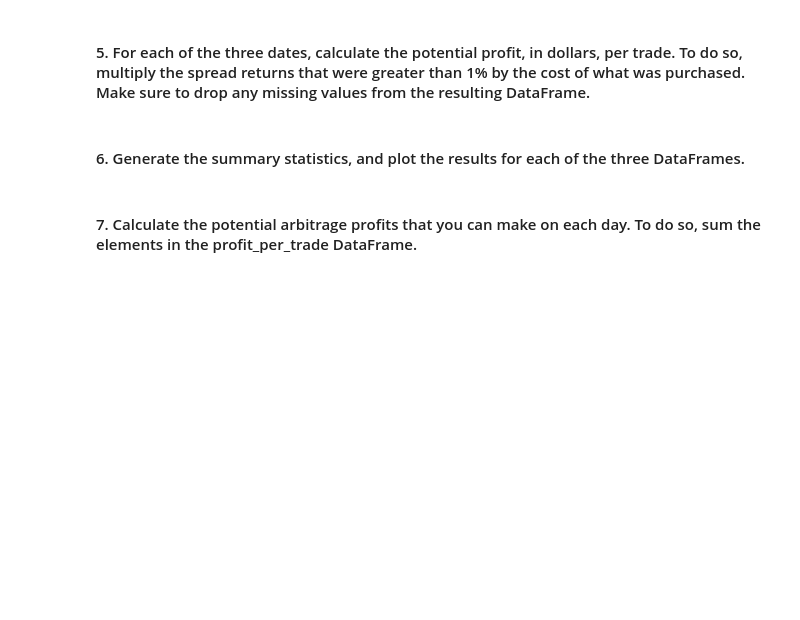
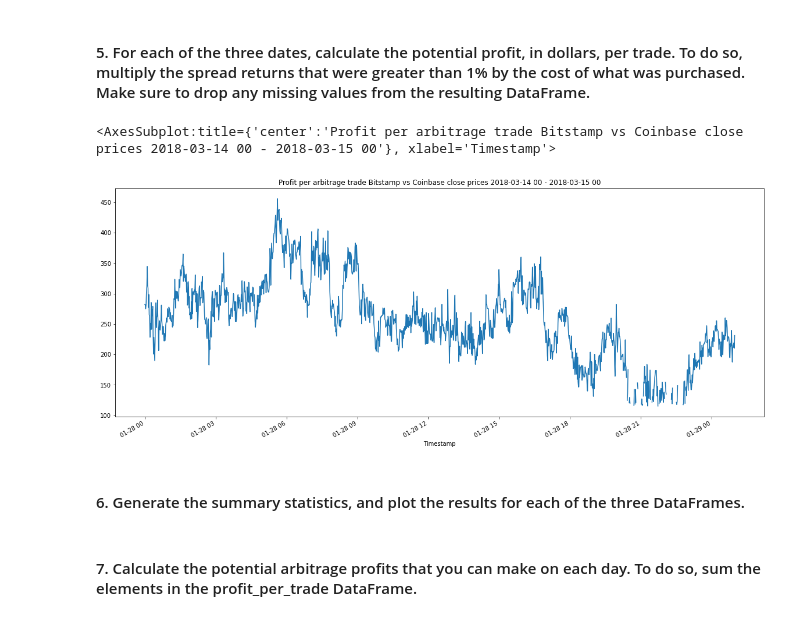
Before and after one commit to phodsman/Cryptocurrency-Arbitrage-Opportunity-Analyzer, a Jupyter notebook: crypto_arbitrage.ipynb, the cells around one changed output. Cells and saved outputs as stored; diff of their text form; code cells hidden in the pictures; blank space fills up the shorter version.

```diff
--- a/crypto_arbitrage.ipynb
+++ b/crypto_arbitrage.ipynb
@@ -381,15 +461,15 @@ Name: Close, dtype: float64
 # %% [markdown]
 #### 5. For each of the three dates, calculate the potential profit, in dollars, per trade. To do so, multiply the spread returns that were greater than 1% by the cost of what was purchased. Make sure to drop any missing values from the resulting DataFrame.
 # %%
-# For the date early in the dataset, calculate the potential profit per trade in dollars
-# Multiply the profitable trades by the cost of the Bitcoin that was purchased
-profit_early = # YOUR CODE HERE
-
-# Drop any missing values from the profit DataFrame
-profit_per_trade_early = # YOUR CODE HERE
+# For the date early in the dataset, calculates the potential profit per trade in dollars
+# Multiplies the profitable trades by the cost of the Bitcoin that was purchased
+profit_early = profitable_trades_early * bitstamp_sliced.loc[early_date_start : early_date_end]
 
 # View the early profit DataFrame
-# YOUR CODE HERE
+profit_early.plot(figsize=(20,8), title=f"Profit per arbitrage trade Bitstamp vs Coinbase close prices {late_date_start} - {late_date_end}")
+# %% [output]
+<AxesSubplot:title={'center':'Profit per arbitrage trade Bitstamp vs Coinbase close prices 2018-03-14 00 - 2018-03-15 00'}, xlabel='Timestamp'>
+[figure, added]
 # %% [markdown]
 #### 6. Generate the summary statistics, and plot the results for each of the three DataFrames.
 # %%
```
Also changed, not shown: parts of 14 cells of this notebook, 1 other file.
